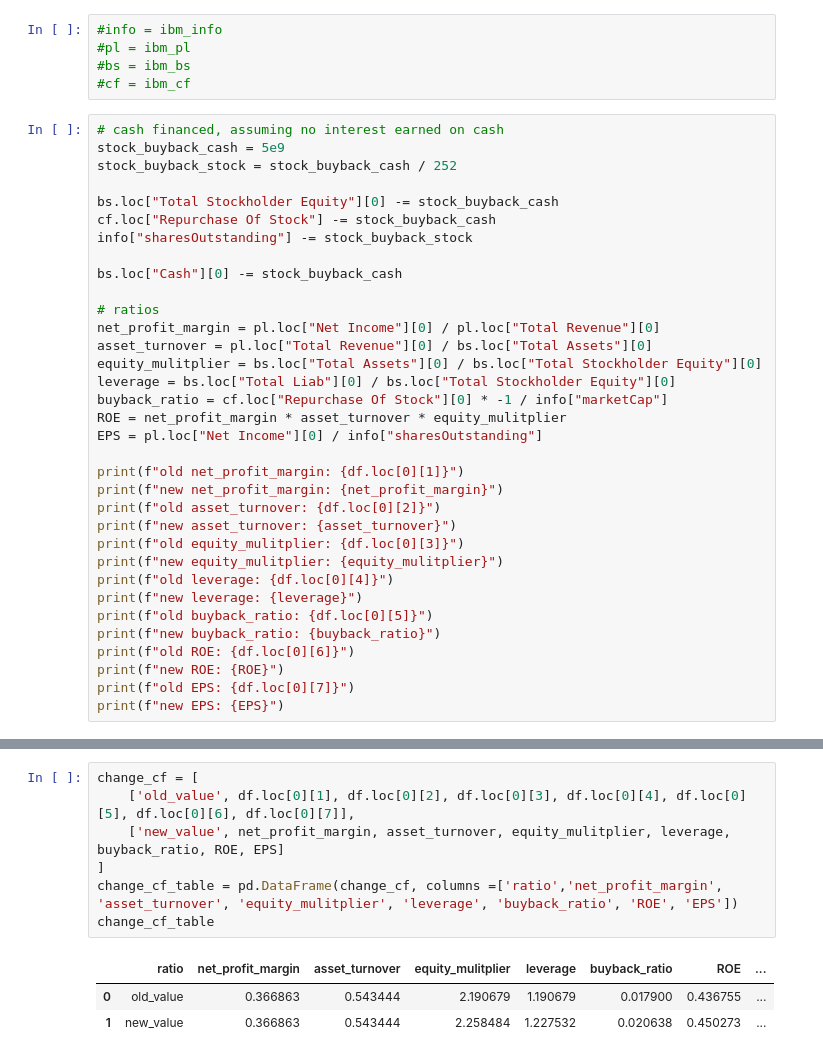
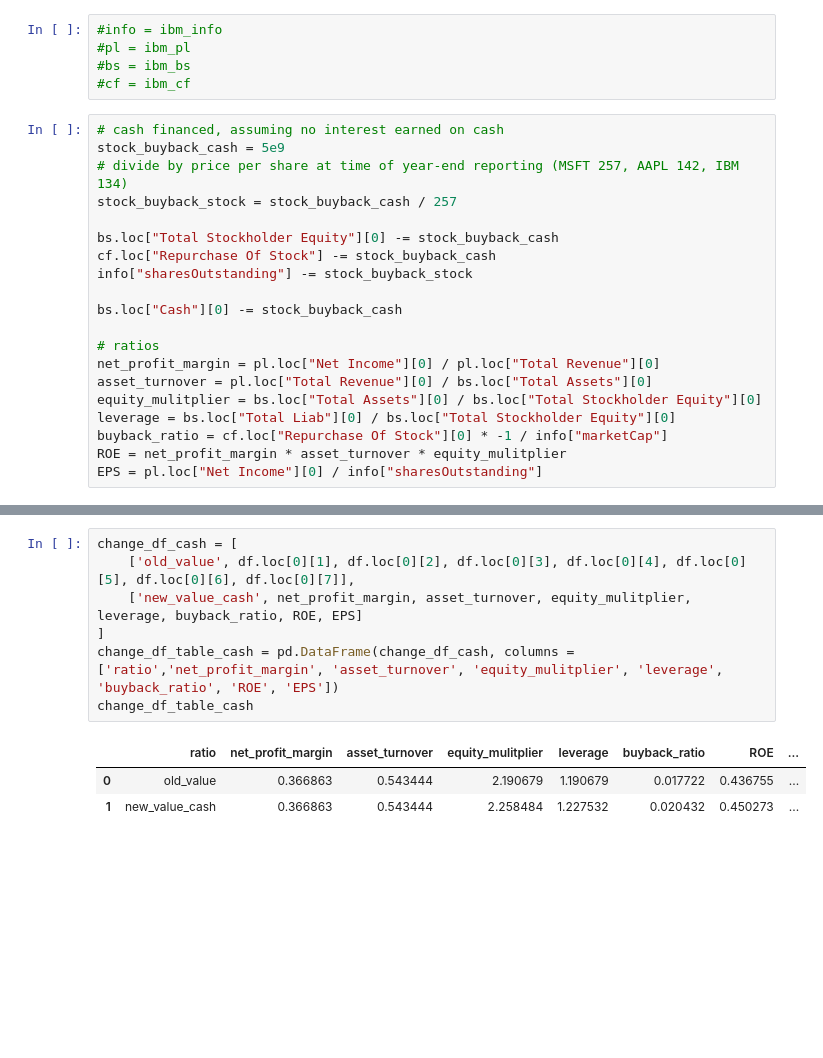
Before and after one commit to nilsmart96/financial-effects-of-stock-buybacks, a Jupyter notebook: main.ipynb, the cells around one changed output, grey strips where cells are left out. Drawn from its saved outputs; the diff is of its cells as text; blank space fills up the shorter version.

```diff
--- a/main.ipynb
+++ b/main.ipynb
@@ -87,7 +151,8 @@ cf = msft_cf
 # %%
 # cash financed, assuming no interest earned on cash
 stock_buyback_cash = 5e9
-stock_buyback_stock = stock_buyback_cash / 252
+# divide by price per share at time of year-end reporting (MSFT 257, AAPL 142, IBM 134)
+stock_buyback_stock = stock_buyback_cash / 257
 
 bs.loc["Total Stockholder Equity"][0] -= stock_buyback_cash
 cf.loc["Repurchase Of Stock"] -= stock_buyback_cash
@@ -103,18 +168,3 @@ leverage = bs.loc["Total Liab"][0] / bs.loc["Total Stockholder Equity"][0]
 buyback_ratio = cf.loc["Repurchase Of Stock"][0] * -1 / info["marketCap"]
 ROE = net_profit_margin * asset_turnover * equity_mulitplier
 EPS = pl.loc["Net Income"][0] / info["sharesOutstanding"]
-
-print(f"old net_profit_margin: {df.loc[0][1]}")
-print(f"new net_profit_margin: {net_profit_margin}")
-print(f"old asset_turnover: {df.loc[0][2]}")
-print(f"new asset_turnover: {asset_turnover}")
-print(f"old equity_mulitplier: {df.loc[0][3]}")
-print(f"new equity_mulitplier: {equity_mulitplier}")
-print(f"old leverage: {df.loc[0][4]}")
-print(f"new leverage: {leverage}")
-print(f"old buyback_ratio: {df.loc[0][5]}")
-print(f"new buyback_ratio: {buyback_ratio}")
-print(f"old ROE: {df.loc[0][6]}")
-print(f"new ROE: {ROE}")
-print(f"old EPS: {df.loc[0][7]}")
-print(f"new EPS: {EPS}")
@@ -136,12 +171,12 @@ new EPS: 9.78367598856516
 # %%
-change_cf = [
+change_df_cash = [
     ['old_value', df.loc[0][1], df.loc[0][2], df.loc[0][3], df.loc[0][4], df.loc[0][5], df.loc[0][6], df.loc[0][7]],
-    ['new_value', net_profit_margin, asset_turnover, equity_mulitplier, leverage, buyback_ratio, ROE, EPS]
+    ['new_value_cash', net_profit_margin, asset_turnover, equity_mulitplier, leverage, buyback_ratio, ROE, EPS]
 ]
-change_cf_table = pd.DataFrame(change_cf, columns =['ratio','net_profit_margin', 'asset_turnover', 'equity_mulitplier', 'leverage', 'buyback_ratio', 'ROE', 'EPS'])
-change_cf_table
+change_df_table_cash = pd.DataFrame(change_df_cash, columns =['ratio','net_profit_margin', 'asset_turnover', 'equity_mulitplier', 'leverage', 'buyback_ratio', 'ROE', 'EPS'])
+change_df_table_cash
 # %% [output]
 |  | ratio | net_profit_margin | asset_turnover | equity_mulitplier | leverage | buyback_ratio | ROE | ... |
-| 0 | old_value | 0.366863 | 0.543444 | 2.190679 | 1.190679 | 0.017900 | 0.436755 | ... |
-| 1 | new_value | 0.366863 | 0.543444 | 2.258484 | 1.227532 | 0.020638 | 0.450273 | ... |
+| 0 | old_value | 0.366863 | 0.543444 | 2.190679 | 1.190679 | 0.017722 | 0.436755 | ... |
+| 1 | new_value_cash | 0.366863 | 0.543444 | 2.258484 | 1.227532 | 0.020432 | 0.450273 | ... |
 # %%
```
Also changed, not shown: parts of 11 cells of this notebook.
